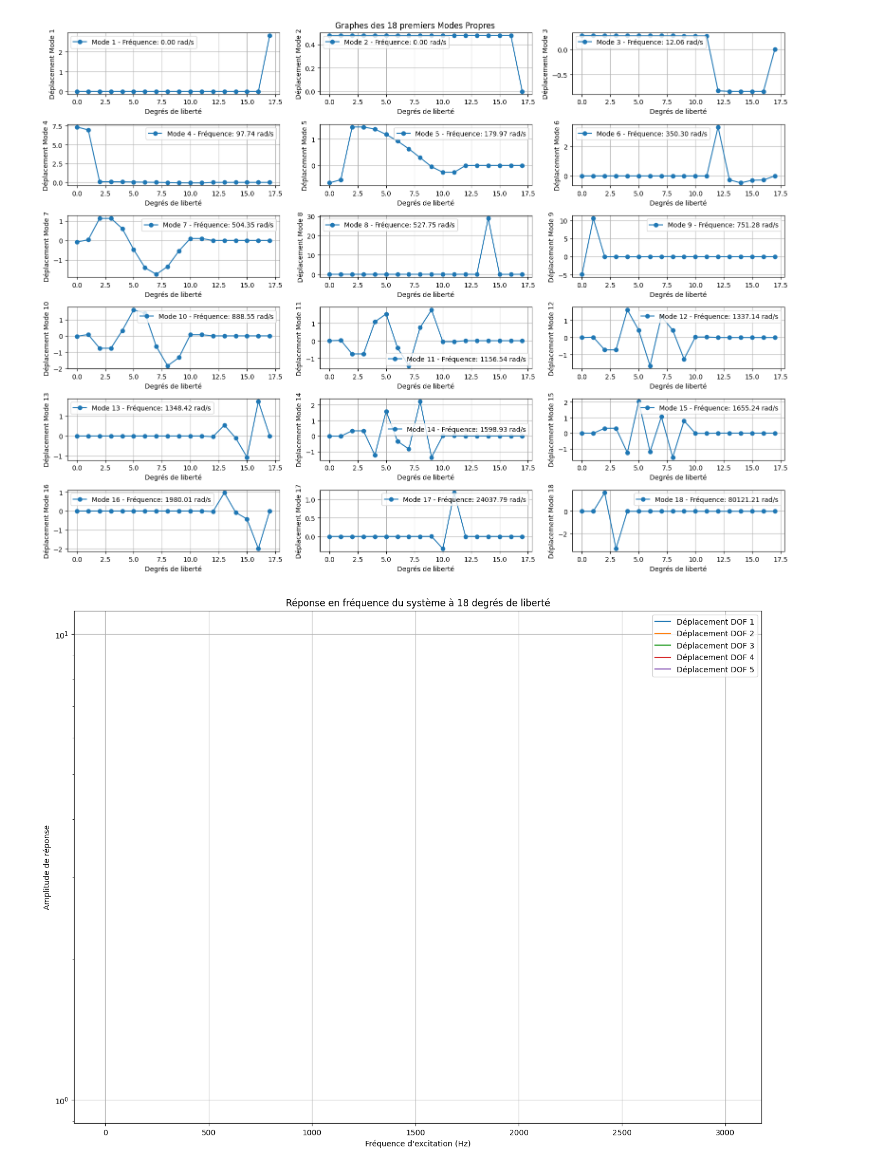
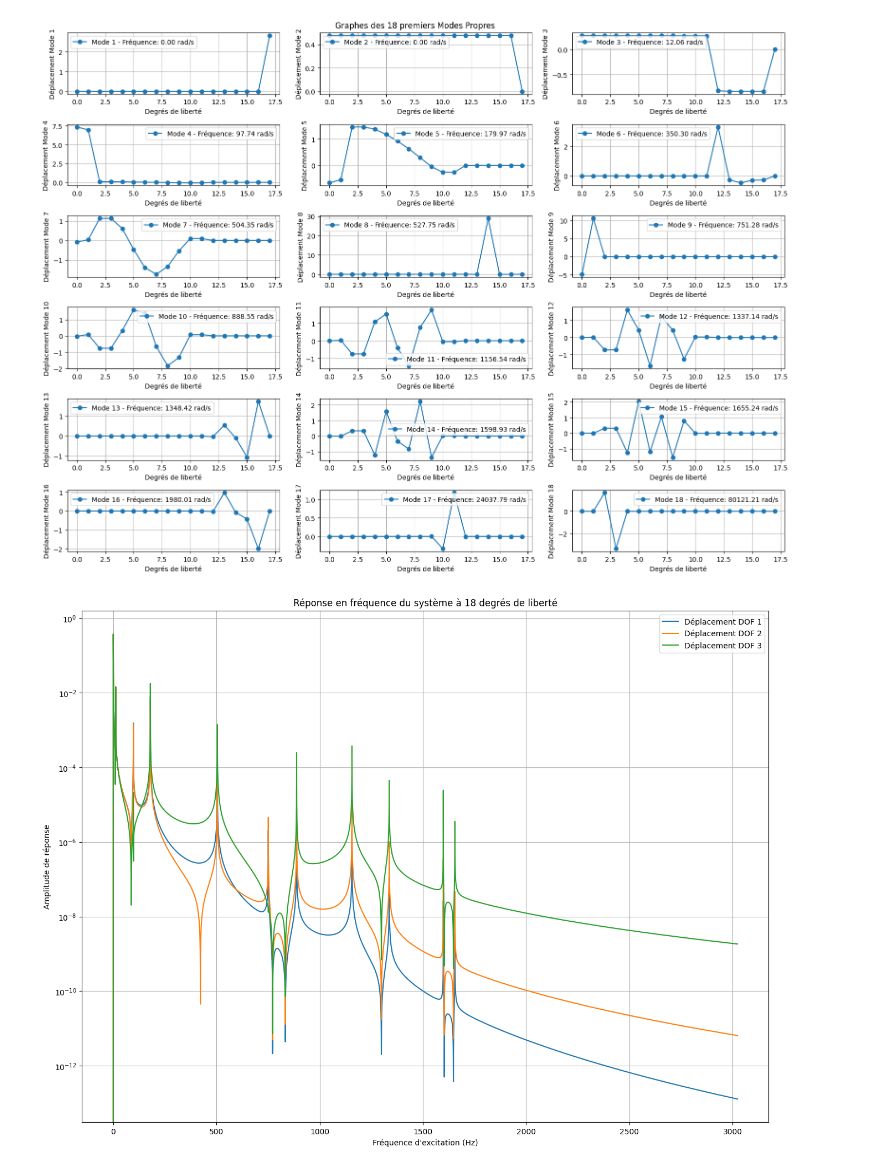
Before and after one commit to Clotilde636/Projet_CSV, a Jupyter notebook: Projet.ipynb, the cells around one changed output. Drawn from its saved outputs; the diff is of its cells as text; code cells hidden in the pictures.

```diff
--- a/Projet.ipynb
+++ b/Projet.ipynb
@@ -133,7 +133,7 @@ def tracer_reponse_frequence(response_magnitude, frequencies_rad_s):
 
     yplt.figure(figsize=(16, 12))
 
-    for i in range(5):
+    for i in range(18):
         yplt.plot(frequencies_hz, response_magnitude[i, :], label=f'Déplacement DOF {i+1}')
     yplt.xlabel('Fréquence d\'excitation (Hz)')
     yplt.ylabel('Amplitude de réponse')
@@ -141,4 +141,19 @@ def tracer_reponse_frequence(response_magnitude, frequencies_rad_s):
     yplt.legend(loc="upper right")
     yplt.grid(True)
     yplt.yscale('log')
-    yplt.show()
+
+
+def tracer_N_reponse_frequence(response_magnitude, frequencies_rad_s, n):
+    # Conversion des fréquences de rad/s à Hz
+    frequencies_hz = frequencies_rad_s / (2 * np.pi)
+
+    yplt.figure(figsize=(16, 12))
+
+    for i in range(n):
+        yplt.plot(frequencies_hz, response_magnitude[i, :], label=f'Déplacement DOF {i+1}')
+    yplt.xlabel('Fréquence d\'excitation (Hz)')
+    yplt.ylabel('Amplitude de réponse')
+    yplt.title('Réponse en fréquence du système à 18 degrés de liberté')
+    yplt.legend(loc="upper right")
+    yplt.grid(True)
+    yplt.yscale('log')
@@ -246,0 +162,18 @@ print("J :\n", J)
+# %%
+adress_K = "Matrices\\K.csv"
+adress_Ka = "Matrices\\Ka.csv"
+adress_J = "Matrices\\J.csv"
+
+K=readCsv(adress_K)
+Ka=readCsv(adress_Ka)
+J=readCsv(adress_J)
+
+Nddl = len(J[0])
+
+F = [0,0,0,0,1,1,1,1,1,1,0,0,0,0,0,0,0,0]
+
+
+print("K :\n", K)
+print("Ka :\n", Ka)
+print("J :\n", J)
+print("F : \n", F)
@@ -284,10 +235,10 @@ tracerNModesPropres(J, K, 18)
 # %%
 frequencies_rad_s = np.linspace(0, 19000, 10000)
 
 # Calcul de la réponse en fréquence
 response_magnitude = calculer_reponse_frequence(J, K, F, frequencies_rad_s)
 
 # Tracer la réponse en fréquence
-tracer_reponse_frequence(response_magnitude, frequencies_rad_s)
+tracer_N_reponse_frequence(response_magnitude, frequencies_rad_s, 3)
 # %% [output]
-[figure, old version]
+[figure, new version]
```
Also changed, not shown: parts of 3 cells of this notebook.
